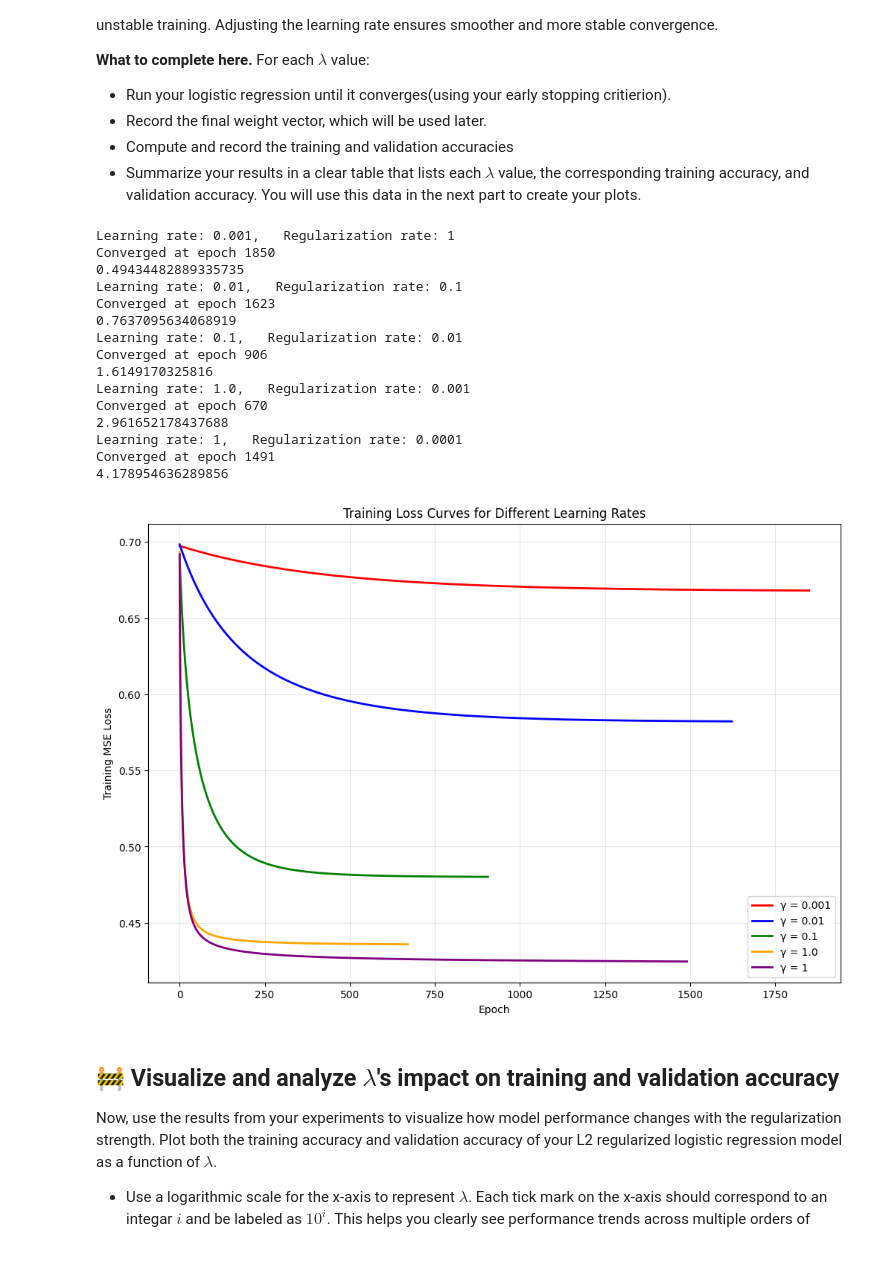
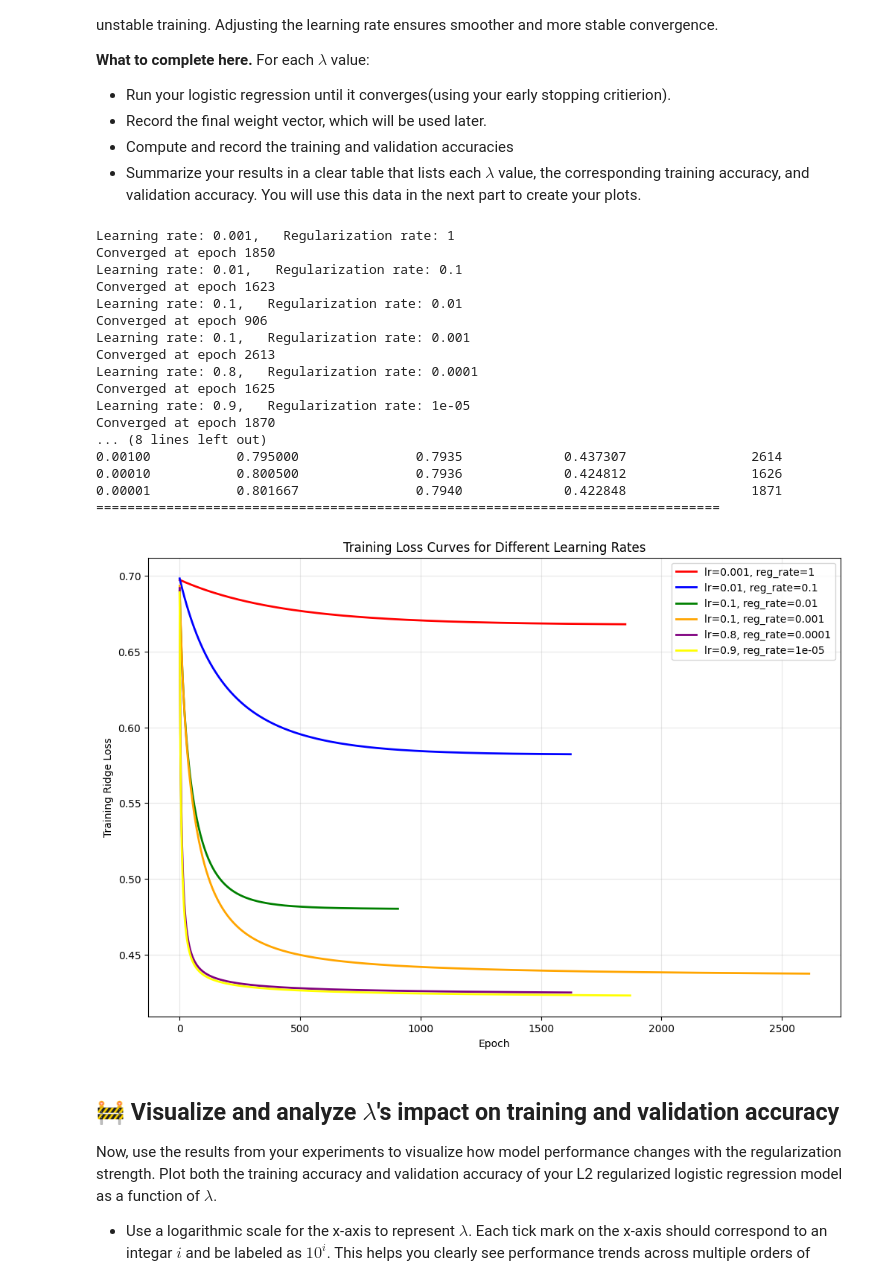
Before and after one commit to Magraz/ml-class, a Jupyter notebook: Assignment_2/IA2_2025.ipynb, the cells around one changed output. Saved outputs shown, nothing was run; the diff lists cells and outputs as text; code cells hidden in the pictures.

Commit message:
added reg rate graphs

```diff
--- a/Assignment_2/IA2_2025.ipynb
+++ b/Assignment_2/IA2_2025.ipynb
@@ -206,60 +188,86 @@ For each $\lambda$ value:
 # Set random seed for reproducibility
 np.random.seed(42)
 
-reg_rates = [10**-i for i in range(0,5)]
-learning_rates = [10e-4, 10e-3, 10e-2, 10e-1, 1, 1]
+reg_rates = [10**-i for i in range(0,6)]
+learning_rates = [1e-3, 1e-2, 1e-1, 1e-1, 0.8, 0.9]
+
+results = []
+
 
 w_list = []
 train_losses_list = []
 converged_rates = []
-val_mse_list = []
 
 for i, (reg_rate, lr) in enumerate(zip(reg_rates, learning_rates)):
     print(f"Learning rate: {lr},   Regularization rate: {reg_rate}")
 
     w, losses = ridge_logistic_gradient_descent(x_train.to_numpy(), y_train.to_numpy(), gamma=lr, lmbda=reg_rate, epochs=5000, epsilon_loss=10e-7)
 
     # Check if converged (no NaN values)
     if not np.any(np.isnan(w)) and not np.any(np.isnan(losses)):
         w_list.append(w)
         train_losses_list.append(losses)
-        converged_rates.append(lr)
+        converged_rates.append((reg_rate,lr))
 
-        # Calculate validation MSE
-        y_val_pred = x_val.to_numpy() @ w
-        val_mse = np.mean((y_val_pred - y_val.to_numpy())**2)
-        val_mse_list.append(val_mse)
-        print(np.array(val_mse_list).mean())
+        # Calculate training accuracy
+        y_train_pred = sigmoid(x_train.to_numpy() @ w)
+        y_train_pred_binary = (y_train_pred >= 0.5).astype(int)
+        train_accuracy = np.mean(y_train_pred_binary.flatten() == y_train.to_numpy())
 
+        # Calculate validation accuracy
+        y_val_pred = sigmoid(x_val.to_numpy() @ w)
+        y_val_pred_binary = (y_val_pred >= 0.5).astype(int)
+        val_accuracy = np.mean(y_val_pred_binary.flatten() == y_val.to_numpy())
+
+        # Store results
+        results.append({
+            'lambda': reg_rate,
+            'Training Accuracy': train_accuracy,
+            'Validation Accuracy': val_accuracy,
+            'Final Training Loss': losses[-1],
+            'Converged at Epoch': len(losses)
+        })
+
+# Create and display results table
+results_df = pd.DataFrame(results)
+print("\n" + "="*80)
+print("RESULTS SUMMARY")
+print("="*80)
+print(results_df.to_string(index=False))
+print("="*80)
+
+#Plot learning curves
 plt.figure(figsize=(12, 8))
-colors = ['red', 'blue', 'green', 'orange', 'purple']
+colors = ['red', 'blue', 'green', 'orange', 'purple', 'yellow']
 
-for i, (lr, losses) in enumerate(zip(converged_rates, train_losses_list)):
-    plt.plot(losses, color=colors[i % len(colors)], label=f'γ = {lr}', linewidth=2)
+for i, (rates, losses) in enumerate(zip(converged_rates, train_losses_list)):
+    plt.plot(losses, color=colors[i % len(colors)], label=f'lr={rates[1]}, reg_rate={rates[0]}', linewidth=2)
 
 plt.xlabel('Epoch')
-plt.ylabel('Training MSE Loss')
+plt.ylabel('Training Ridge Loss')
 plt.title('Training Loss Curves for Different Learning Rates')
 plt.legend()
 plt.grid(True, alpha=0.3)
 plt.show()
 # %% [output]
 Learning rate: 0.001,   Regularization rate: 1
 Converged at epoch 1850
-0.49434482889335735
 Learning rate: 0.01,   Regularization rate: 0.1
 Converged at epoch 1623
-0.7637095634068919
 Learning rate: 0.1,   Regularization rate: 0.01
 Converged at epoch 906
-1.6149170325816
-Learning rate: 1.0,   Regularization rate: 0.001
-Converged at epoch 670
-2.961652178437688
-Learning rate: 1,   Regularization rate: 0.0001
-Converged at epoch 1491
-4.178954636289856
+Learning rate: 0.1,   Regularization rate: 0.001
+Converged at epoch 2613
+Learning rate: 0.8,   Regularization rate: 0.0001
+Converged at epoch 1625
+Learning rate: 0.9,   Regularization rate: 1e-05
+Converged at epoch 1870
+... (8 lines left out)
+0.00100           0.795000               0.7935             0.437307                2614
+0.00010           0.800500               0.7936             0.424812                1626
+0.00001           0.801667               0.7940             0.422848                1871
+================================================================================
-[figure, old version]
+[figure, new version]
 # %% [markdown]
 ## 🚧 Visualize and analyze $\lambda$'s impact on training and validation accuracy
 
```
Also changed, not shown: parts of 5 cells of this notebook.
